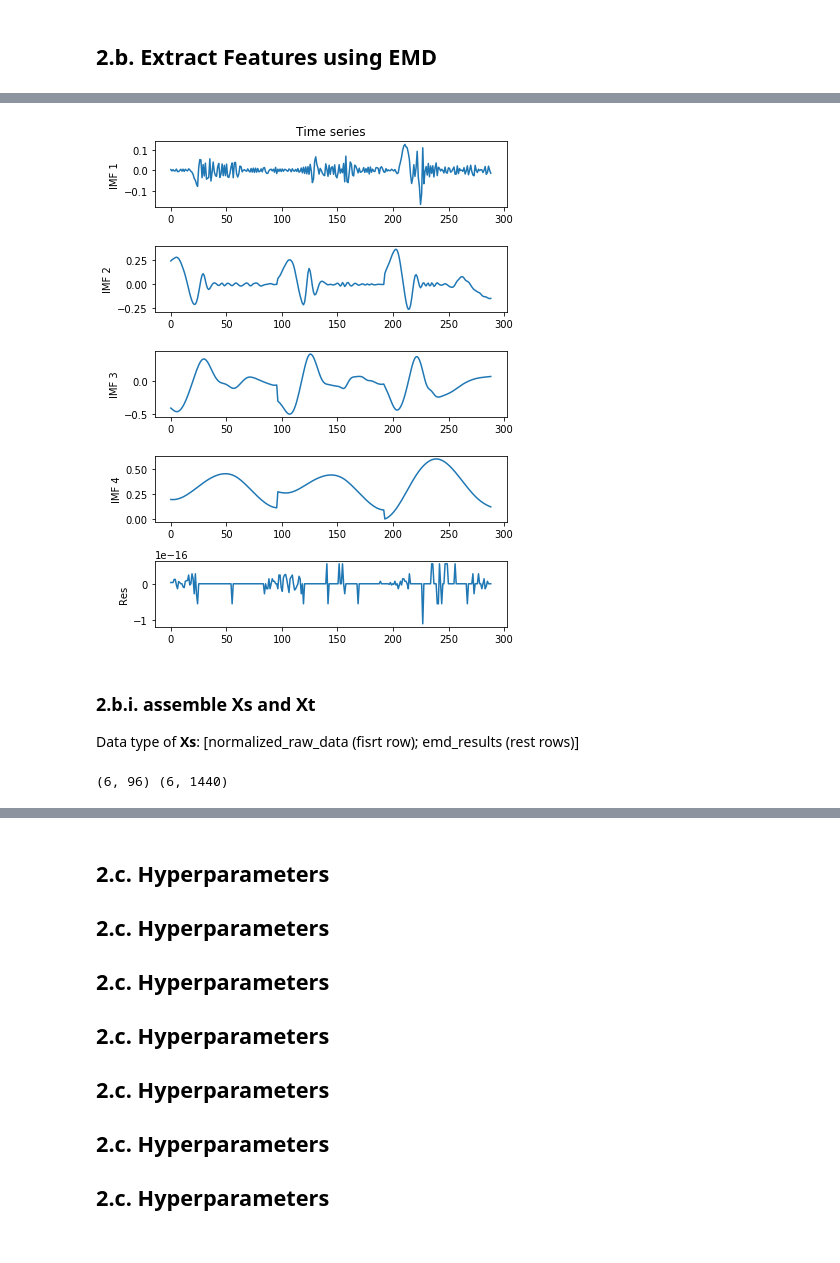
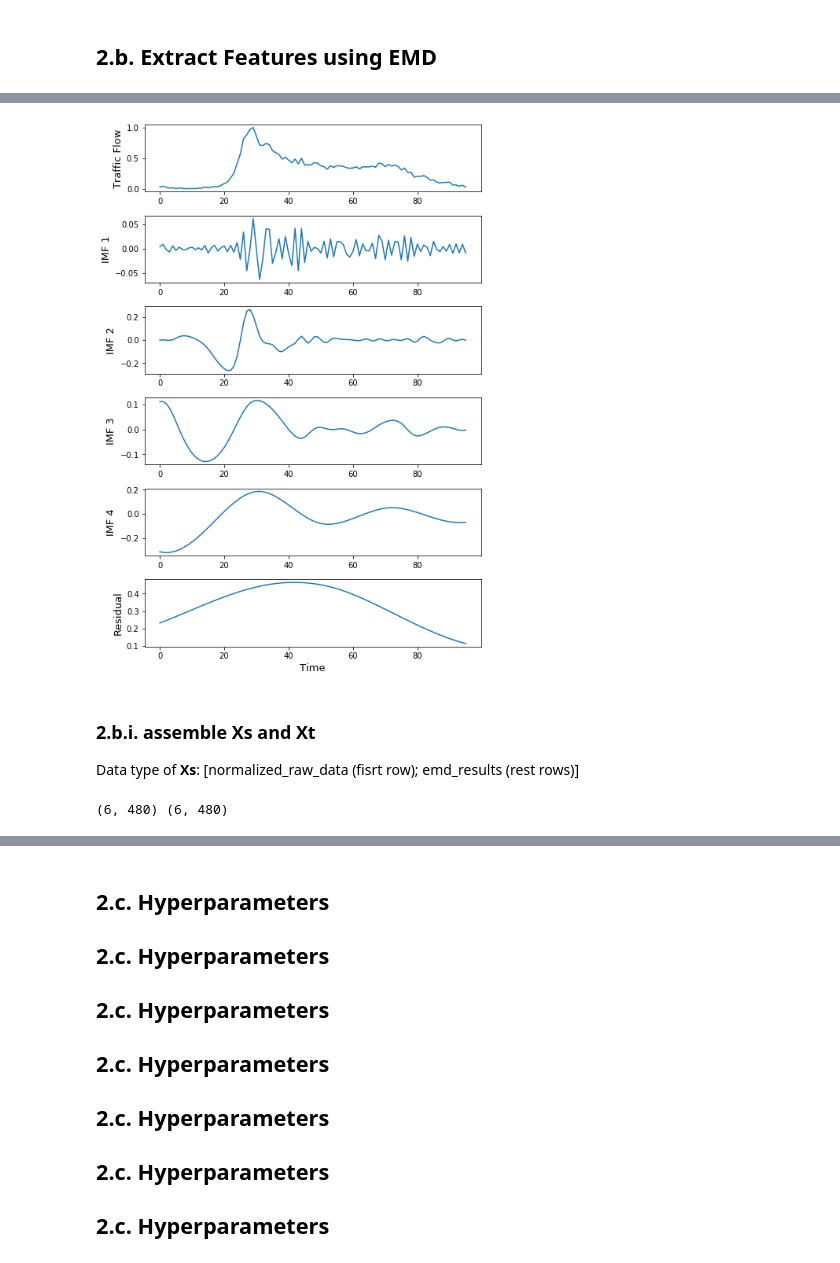
Before and after one commit to khzhang2/TCA_traffic, a Jupyter notebook: TCA_EMD_temporal_data_draft2.ipynb, the cells around one changed output, grey strips where cells are left out. Cells and saved outputs as stored; diff of their text form; code cells hidden in the pictures.

```diff
--- a/TCA_EMD_temporal_data_draft2.ipynb
+++ b/TCA_EMD_temporal_data_draft2.ipynb
@@ -204,22 +211,41 @@ vis.show()
-# %%
-
-imfs_tar_valid = np.zeros([max_imf, tgt_validation_emd.shape[0]])
-res_tar_valid = np.zeros([tgt_validation_emd.shape[0]])
-
-for i in range(int(tgt_validation_emd.shape[0]/96)):
-    emd = EMD()
-    emd.emd(tgt_validation_emd[96*i:96*(i+1)], max_imf=max_imf)
-    imfs_tar_valid_i, res_tar_valid_i = emd.get_imfs_and_residue()
-
-    imfs_tar_valid[:, 96*i:96*(i+1)] += imfs_tar_valid_i
-    res_tar_valid[96*i:96*(i+1)] += res_tar_valid_i
-
-vis = Visualisation()
-t_tar_valid = np.linspace(0, tgt_validation_emd.shape[0], tgt_validation_emd.shape[0])
-vis.plot_imfs(imfs=imfs_tar_valid, residue=res_tar_valid, t=t_tar_valid, include_residue=True)
-vis.show()
-# %% [output]
-[figure, removed]
+# %%
+fig = plt.figure(figsize=[7,10])
+
+ax1 = fig.add_subplot(611)
+ax1.plot(tar_domain_emd)
+ax1.set_ylabel('Traffic Flow')
+#ax1.set_xlabel('Time')
+
+ax2 = fig.add_subplot(612)
+ax2.plot(imfs_tar[0,:])
+ax2.set_ylabel('IMF 1')
+#ax2.set_xlabel('Time')
+
+ax3 = fig.add_subplot(613)
+ax3.plot(imfs_tar[1,:])
+ax3.set_ylabel('IMF 2')
+#ax3.set_xlabel('Time')
+
+ax4 = fig.add_subplot(614)
+ax4.plot(imfs_tar[2,:])
+ax4.set_ylabel('IMF 3')
+#ax4.set_xlabel('Time')
+
+ax5 = fig.add_subplot(615)
+ax5.plot(imfs_tar[3,:])
+ax5.set_ylabel('IMF 4')
+#ax5.set_xlabel('Time')
+
+ax6 = fig.add_subplot(616)
+ax6.plot(res_tar)
+ax6.set_ylabel('Residual')
+ax6.set_xlabel('Time')
+
+plt.tight_layout()
+
+# date_choosen = 10
+# %% [output]
+[figure, added]
 # %% [markdown]
 ### 2.b.i. assemble Xs and Xt
 
@@ -231,7 +257,7 @@ Xt_valid = np.concatenate([tgt_validation_emd.reshape(1, -1), imfs_tar_valid, re
 # %%
-print(Xt.shape, Xs.shape)
+print(Xs.shape, Xt.shape)
 # %% [output]
-(6, 96) (6, 1440)
+(6, 480) (6, 480)
 # %%
 plt.plot(Xt[0, :], label='first feature')
 plt.plot(Xt[1, :], label='second feature')
```
Also changed, not shown: parts of 28 cells of this notebook.
